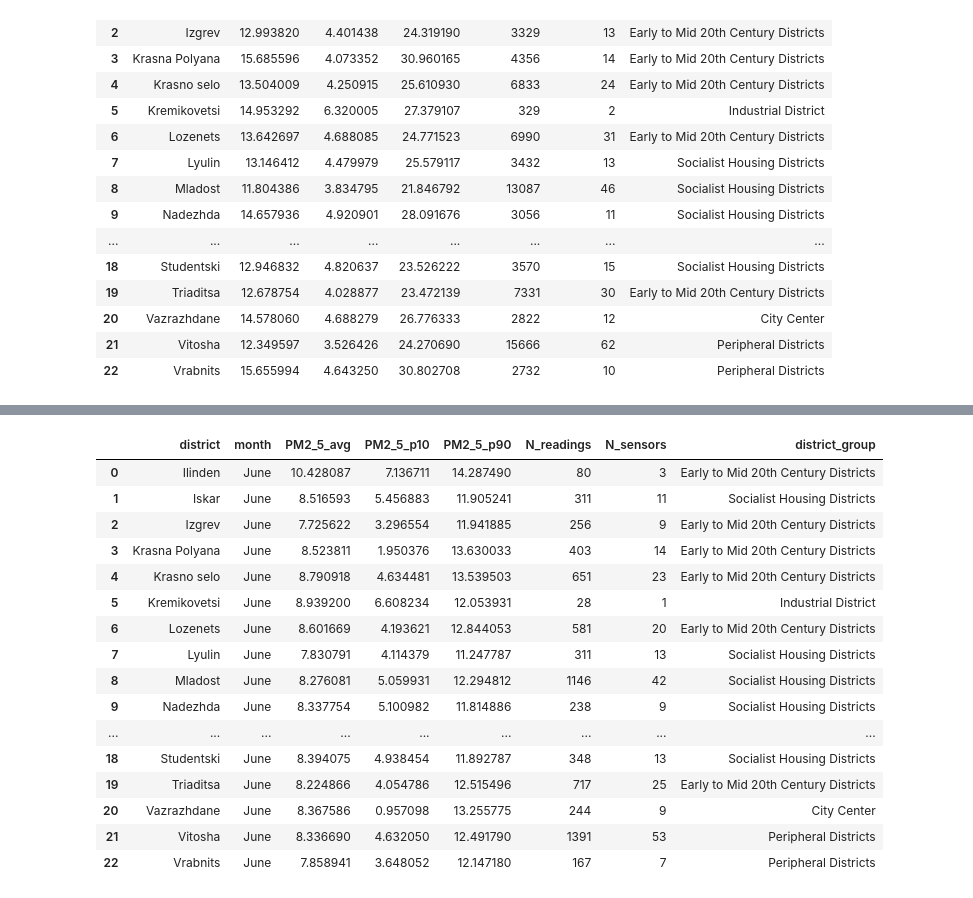
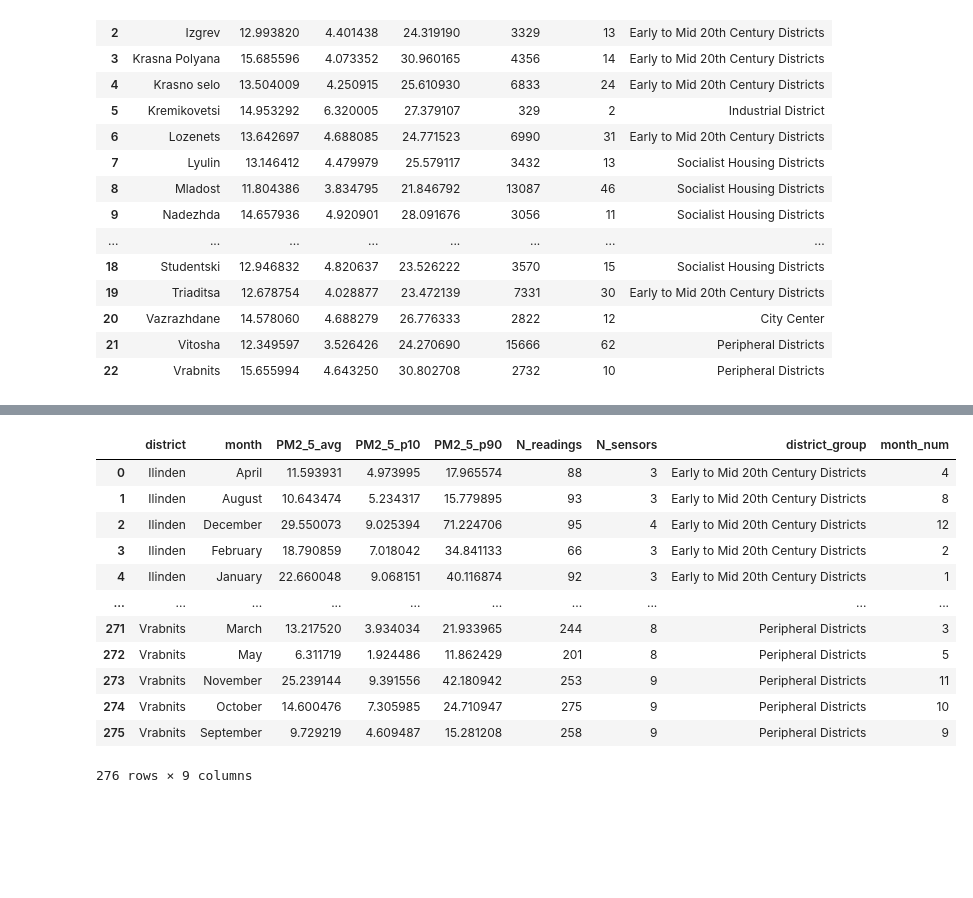
Before and after one commit to Matthew-Hoyle/SofiaAirQuality, a Jupyter notebook: CreateAllDataMaps.ipynb, the cells around one changed output, grey strips where cells are left out. Drawn from its saved outputs; the diff is of its cells as text; code cells hidden in the pictures; blank space fills up the shorter version.

```diff
--- a/CreateAllDataMaps.ipynb
+++ b/CreateAllDataMaps.ipynb
@@ -570,20 +489,0 @@ m
-# %%
-df_mo_dict['June']
-# %% [output]
-|  | district | month | PM2_5_avg | PM2_5_p10 | PM2_5_p90 | N_readings | N_sensors | district_group |
-| 0 | Ilinden | June | 10.428087 | 7.136711 | 14.287490 | 80 | 3 | Early to Mid 20th Century Districts |
-| 1 | Iskar | June | 8.516593 | 5.456883 | 11.905241 | 311 | 11 | Socialist Housing Districts |
-| 2 | Izgrev | June | 7.725622 | 3.296554 | 11.941885 | 256 | 9 | Early to Mid 20th Century Districts |
-| 3 | Krasna Polyana | June | 8.523811 | 1.950376 | 13.630033 | 403 | 14 | Early to Mid 20th Century Districts |
-| 4 | Krasno selo | June | 8.790918 | 4.634481 | 13.539503 | 651 | 23 | Early to Mid 20th Century Districts |
-| 5 | Kremikovetsi | June | 8.939200 | 6.608234 | 12.053931 | 28 | 1 | Industrial District |
-| 6 | Lozenets | June | 8.601669 | 4.193621 | 12.844053 | 581 | 20 | Early to Mid 20th Century Districts |
-| 7 | Lyulin | June | 7.830791 | 4.114379 | 11.247787 | 311 | 13 | Socialist Housing Districts |
-| 8 | Mladost | June | 8.276081 | 5.059931 | 12.294812 | 1146 | 42 | Socialist Housing Districts |
-| 9 | Nadezhda | June | 8.337754 | 5.100982 | 11.814886 | 238 | 9 | Socialist Housing Districts |
-| ... | ... | ... | ... | ... | ... | ... | ... | ... |
-| 18 | Studentski | June | 8.394075 | 4.938454 | 11.892787 | 348 | 13 | Socialist Housing Districts |
-| 19 | Triaditsa | June | 8.224866 | 4.054786 | 12.515496 | 717 | 25 | Early to Mid 20th Century Districts |
-| 20 | Vazrazhdane | June | 8.367586 | 0.957098 | 13.255775 | 244 | 9 | City Center |
-| 21 | Vitosha | June | 8.336690 | 4.632050 | 12.491790 | 1391 | 53 | Peripheral Districts |
-| 22 | Vrabnits | June | 7.858941 | 3.648052 | 12.147180 | 167 | 7 | Peripheral Districts |
@@ -589,0 +495,16 @@ df_mo_dict['June']
+# %%
+df_plots
+# %% [output]
+|  | district | month | PM2_5_avg | PM2_5_p10 | PM2_5_p90 | N_readings | N_sensors | district_group | month_num |
+| 0 | Ilinden | April | 11.593931 | 4.973995 | 17.965574 | 88 | 3 | Early to Mid 20th Century Districts | 4 |
+| 1 | Ilinden | August | 10.643474 | 5.234317 | 15.779895 | 93 | 3 | Early to Mid 20th Century Districts | 8 |
+| 2 | Ilinden | December | 29.550073 | 9.025394 | 71.224706 | 95 | 4 | Early to Mid 20th Century Districts | 12 |
+| 3 | Ilinden | February | 18.790859 | 7.018042 | 34.841133 | 66 | 3 | Early to Mid 20th Century Districts | 2 |
+| 4 | Ilinden | January | 22.660048 | 9.068151 | 40.116874 | 92 | 3 | Early to Mid 20th Century Districts | 1 |
+| ... | ... | ... | ... | ... | ... | ... | ... | ... | ... |
+| 271 | Vrabnits | March | 13.217520 | 3.934034 | 21.933965 | 244 | 8 | Peripheral Districts | 3 |
+| 272 | Vrabnits | May | 6.311719 | 1.924486 | 11.862429 | 201 | 8 | Peripheral Districts | 5 |
+| 273 | Vrabnits | November | 25.239144 | 9.391556 | 42.180942 | 253 | 9 | Peripheral Districts | 11 |
+| 274 | Vrabnits | October | 14.600476 | 7.305985 | 24.710947 | 275 | 9 | Peripheral Districts | 10 |
+| 275 | Vrabnits | September | 9.729219 | 4.609487 | 15.281208 | 258 | 9 | Peripheral Districts | 9 |
+276 rows × 9 columns
```
Also changed, not shown: parts of 14 cells of this notebook, 2 other files.
